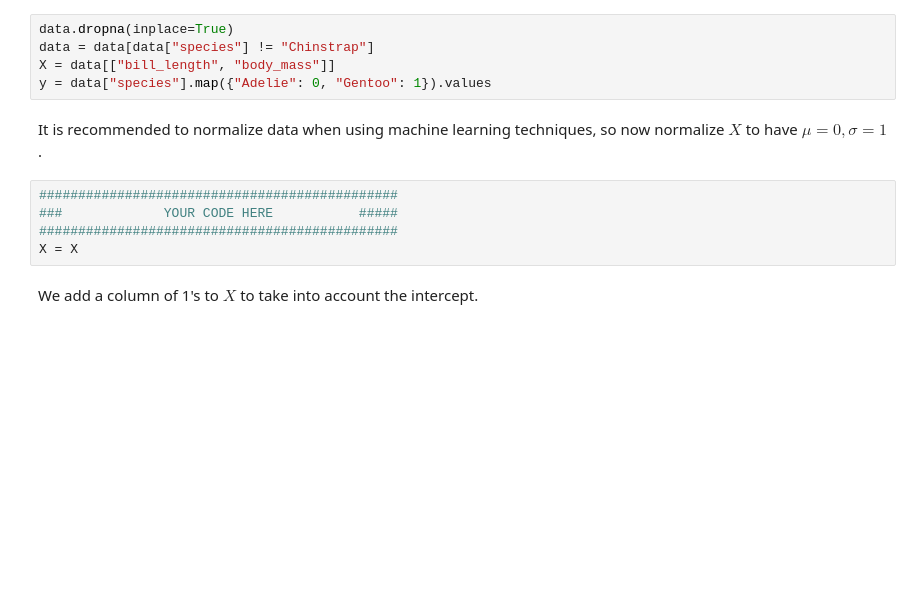
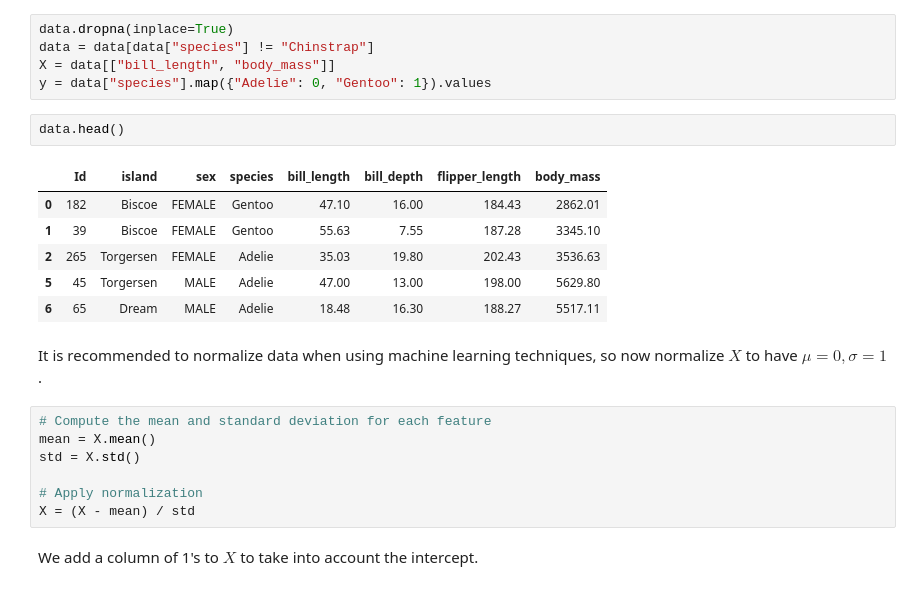
Before and after one commit to sezermzgl/FDS-HW2, a Jupyter notebook: HW2.ipynb, the cells around one changed output. Cells and saved outputs as stored; diff of their text form; blank space fills up the shorter version.

```diff
--- a/HW2.ipynb
+++ b/HW2.ipynb
@@ -196,13 +214,24 @@ data.dropna(inplace=True)
 data = data[data["species"] != "Chinstrap"]
 X = data[["bill_length", "body_mass"]]
 y = data["species"].map({"Adelie": 0, "Gentoo": 1}).values
+# %%
+data.head()
+# %% [output]
+|  | Id | island | sex | species | bill_length | bill_depth | flipper_length | body_mass |
+| 0 | 182 | Biscoe | FEMALE | Gentoo | 47.10 | 16.00 | 184.43 | 2862.01 |
+| 1 | 39 | Biscoe | FEMALE | Gentoo | 55.63 | 7.55 | 187.28 | 3345.10 |
+| 2 | 265 | Torgersen | FEMALE | Adelie | 35.03 | 19.80 | 202.43 | 3536.63 |
+| 5 | 45 | Torgersen | MALE | Adelie | 47.00 | 13.00 | 198.00 | 5629.80 |
+| 6 | 65 | Dream | MALE | Adelie | 18.48 | 16.30 | 188.27 | 5517.11 |
 # %% [markdown]
 It is recommended to normalize data when using machine learning techniques, so now normalize $X$ to have $\mu=0, \sigma=1$.
 # %%
-##############################################
-###             YOUR CODE HERE           #####
-##############################################
-X = X
+# Compute the mean and standard deviation for each feature
+mean = X.mean()
+std = X.std()
+
+# Apply normalization
+X = (X - mean) / std
 # %% [markdown]
 We add a column of 1's to $X$ to take into account the intercept.
 # %%
```
Also changed, not shown: parts of 17 cells of this notebook.
